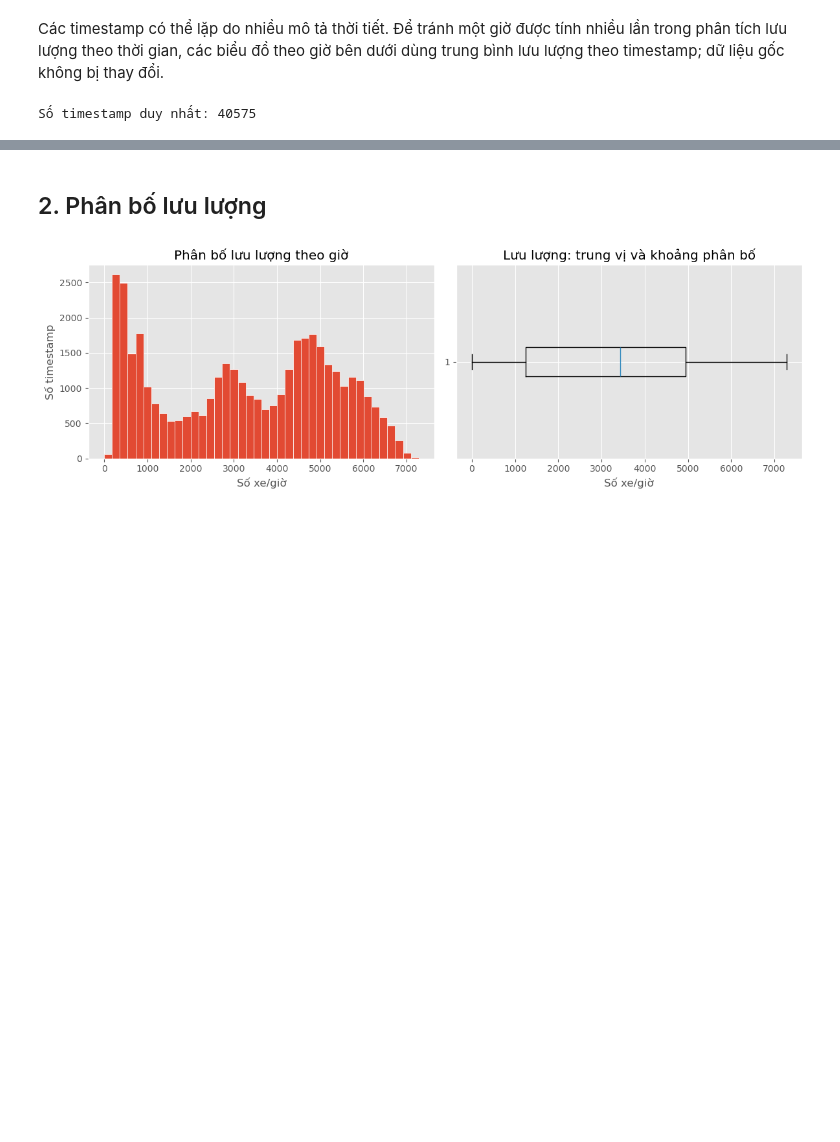
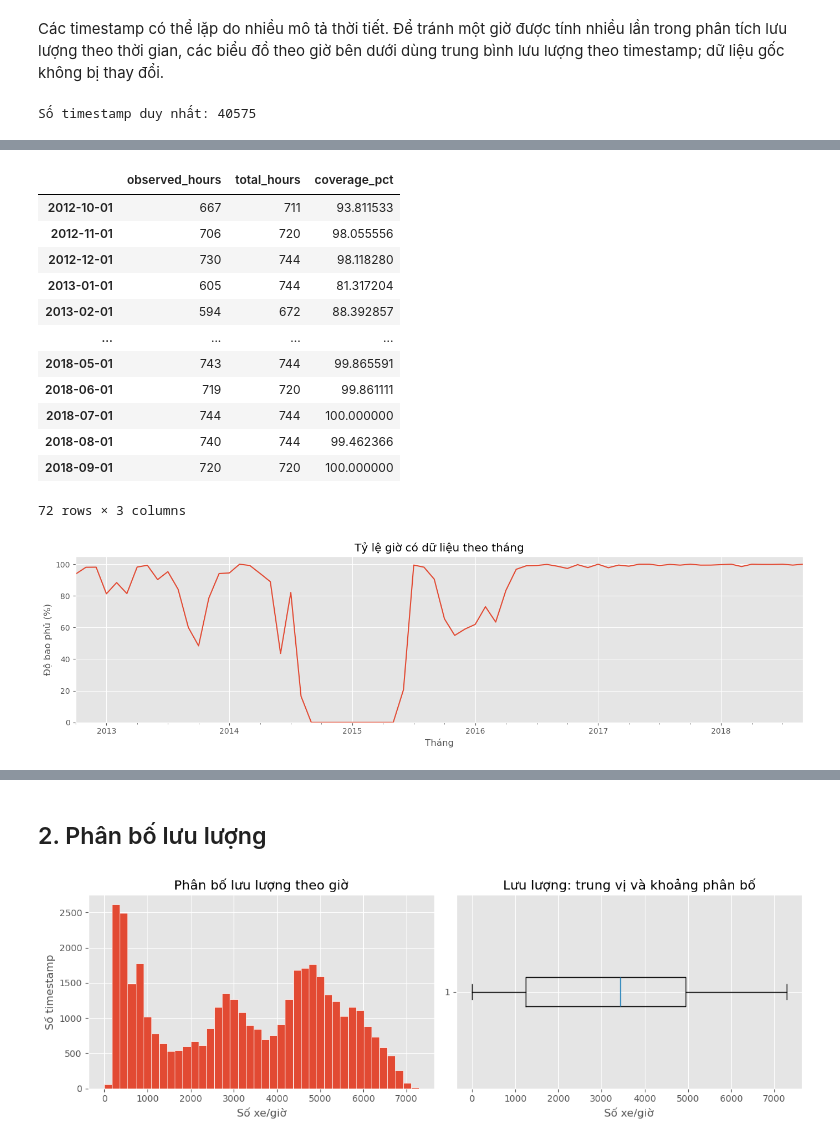
Before and after one commit to HuyTec/SGU_HocMay_2026-2027, a Jupyter notebook: metro_interstate_traffic_volume/notebooks/eda.ipynb, the cells around one changed output, grey strips where cells are left out. Cells and saved outputs as stored; diff of their text form; code cells hidden in the pictures; blank space fills up the shorter version.

Commit message:
EDA - sửa đổi và thêm các cell cần thiết để đánh giá dữ liệu

```diff
--- a/metro_interstate_traffic_volume/notebooks/eda.ipynb
+++ b/metro_interstate_traffic_volume/notebooks/eda.ipynb
@@ -91,0 +205,16 @@ Số timestamp duy nhất: 40575
+# %%
+observed_hours = pd.DatetimeIndex(
+    hourly["date_time"].sort_values()
+)
+
+expected_hours = pd.date_range(
+    start=observed_hours.min(),
+    end=observed_hours.max(),
+    freq="h"
+)
+
+missing_hours = expected_hours.difference(observed_hours)
+
+print("Số giờ có dữ liệu:", len(observed_hours))
+print("Số giờ dự kiến:", len(expected_hours))
+print("Số giờ không có dữ liệu:", len(missing_hours))
@@ -91,0 +269,46 @@ Số timestamp duy nhất: 40575
+# %%
+coverage = pd.DataFrame(index=expected_hours)
+coverage["observed"] = coverage.index.isin(observed_hours)
+
+monthly_coverage = coverage["observed"].resample("MS").agg(
+    observed_hours="sum",
+    total_hours="size"
+)
+
+monthly_coverage["coverage_pct"] = (
+    monthly_coverage["observed_hours"]
+    / monthly_coverage["total_hours"]
+    * 100
+)
+
+display(monthly_coverage)
+
+fig, ax = plt.subplots(figsize=(14, 4))
+
+monthly_coverage["coverage_pct"].plot(ax=ax)
+
+ax.set(
+    title="Tỷ lệ giờ có dữ liệu theo tháng",
+    xlabel="Tháng",
+    ylabel="Độ bao phủ (%)",
+    ylim=(0, 105)
+)
+
+plt.tight_layout()
+save_figure("monthly_coverage.png")
+plt.show()
+# %% [output]
+|  | observed_hours | total_hours | coverage_pct |
+| 2012-10-01 | 667 | 711 | 93.811533 |
+| 2012-11-01 | 706 | 720 | 98.055556 |
+| 2012-12-01 | 730 | 744 | 98.118280 |
+| 2013-01-01 | 605 | 744 | 81.317204 |
+| 2013-02-01 | 594 | 672 | 88.392857 |
+| ... | ... | ... | ... |
+| 2018-05-01 | 743 | 744 | 99.865591 |
+| 2018-06-01 | 719 | 720 | 99.861111 |
+| 2018-07-01 | 744 | 744 | 100.000000 |
+| 2018-08-01 | 740 | 744 | 99.462366 |
+| 2018-09-01 | 720 | 720 | 100.000000 |
+72 rows × 3 columns
+[figure, added]
```
Also changed, not shown: parts of 42 cells of this notebook, 6 other files.
